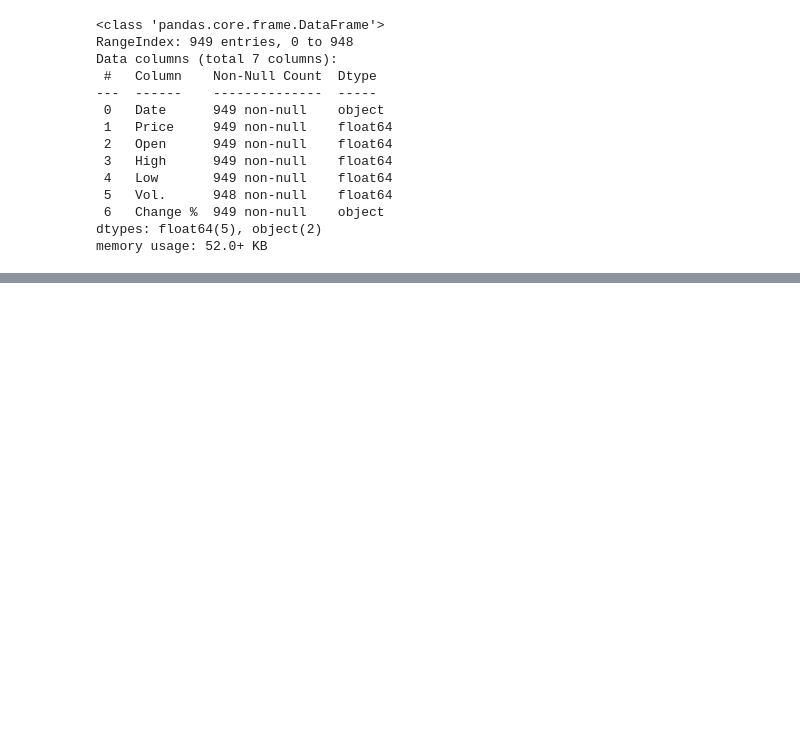
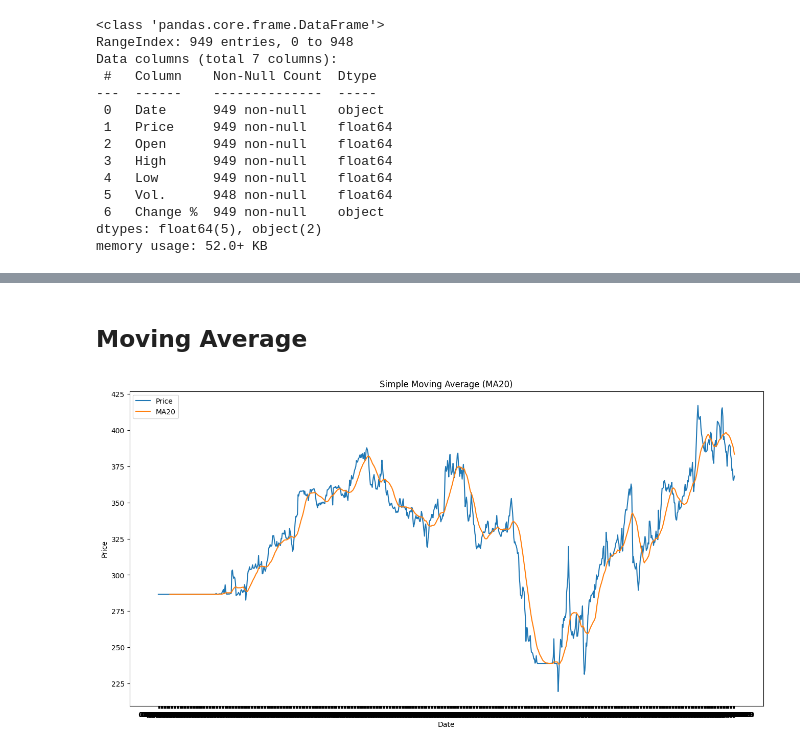
Before and after one commit to imostafizur/DSEBD_Prediction, a Jupyter notebook: StockPrice.ipynb, the cells around one changed output, grey strips where cells are left out. Drawn from its saved outputs; the diff is of its cells as text; code cells hidden in the pictures; blank space fills up the shorter version.

```diff
--- a/StockPrice.ipynb
+++ b/StockPrice.ipynb
@@ -352,0 +330,17 @@ sns.heatmap(df.corr(), annot=True, fmt='.0%')
+# %% [markdown]
+## Moving Average
+# %%
+# Calculate the 20-day simple moving average (MA20) for the 'Price' column
+df['MA20'] = df['Price'].rolling(window=20).mean()
+
+# Plot the 'Price' and 'MA20' columns using matplotlib
+fig, ax = plt.subplots(figsize=(16, 8))
+ax.plot(df['Date'], df['Price'], label='Price')
+ax.plot(df['Date'], df['MA20'], label='MA20')
+ax.set_title('Simple Moving Average (MA20)')
+ax.set_xlabel('Date')
+ax.set_ylabel('Price')
+ax.legend()
+plt.show()
+# %% [output]
+[figure, added]
```
Also changed, not shown: parts of 42 cells of this notebook, 7 other files.
